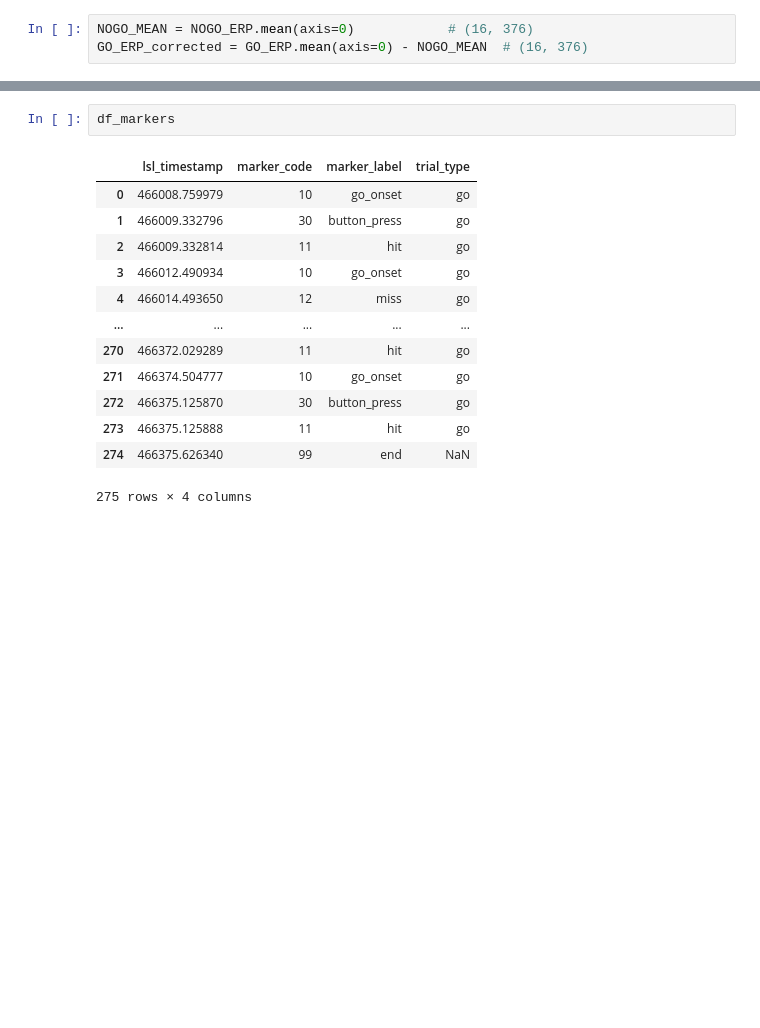
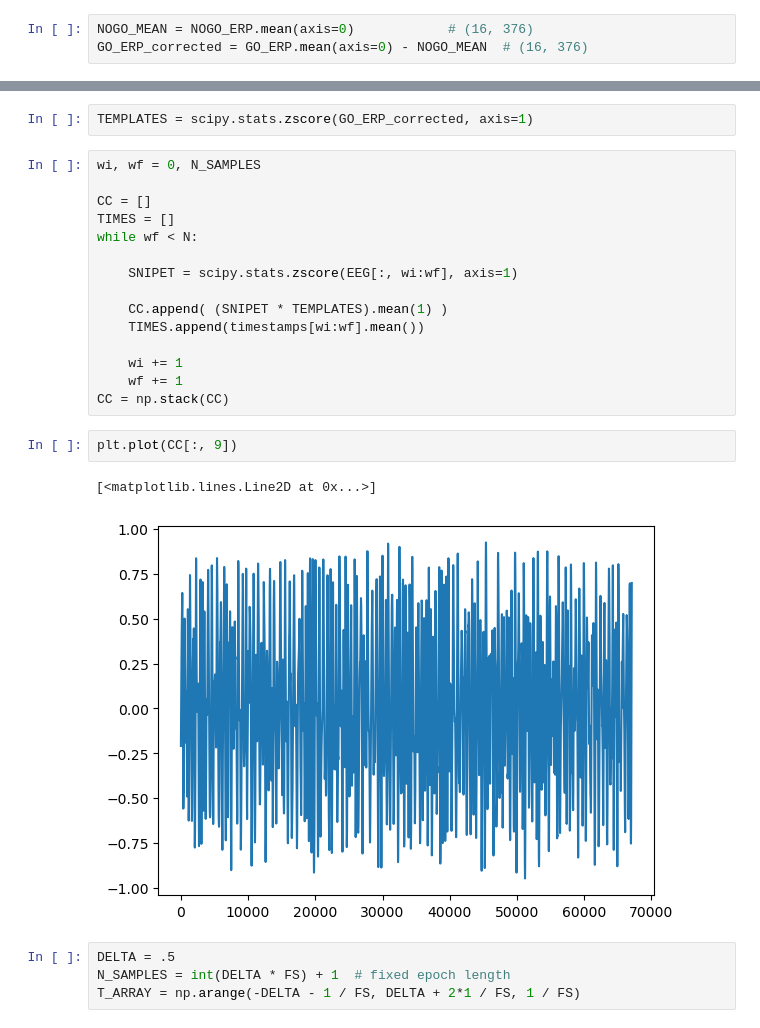
Before and after one commit to ViniciusLima94/EEG, a Jupyter notebook: notebooks/EEG-TEST.ipynb, the cells around one changed output, grey strips where cells are left out. Cells and saved outputs as stored; diff of their text form; blank space fills up the shorter version.

```diff
--- a/notebooks/EEG-TEST.ipynb
+++ b/notebooks/EEG-TEST.ipynb
@@ -123,16 +162,26 @@ plt.tight_layout()
-# %%
-df_markers
-# %% [output]
-|  | lsl_timestamp | marker_code | marker_label | trial_type |
-| 0 | 466008.759979 | 10 | go_onset | go |
-| 1 | 466009.332796 | 30 | button_press | go |
-| 2 | 466009.332814 | 11 | hit | go |
-| 3 | 466012.490934 | 10 | go_onset | go |
-| 4 | 466014.493650 | 12 | miss | go |
-| ... | ... | ... | ... | ... |
-| 270 | 466372.029289 | 11 | hit | go |
-| 271 | 466374.504777 | 10 | go_onset | go |
-| 272 | 466375.125870 | 30 | button_press | go |
-| 273 | 466375.125888 | 11 | hit | go |
-| 274 | 466375.626340 | 99 | end | NaN |
-275 rows × 4 columns
+# %%
+TEMPLATES = scipy.stats.zscore(GO_ERP_corrected, axis=1)
+# %%
+wi, wf = 0, N_SAMPLES
+
+CC = []
+TIMES = []
+while wf < N:
+
+    SNIPET = scipy.stats.zscore(EEG[:, wi:wf], axis=1)
+
+    CC.append( (SNIPET * TEMPLATES).mean(1) )
+    TIMES.append(timestamps[wi:wf].mean())
+
+    wi += 1
+    wf += 1
+CC = np.stack(CC)
+# %%
+plt.plot(CC[:, 9])
+# %% [output]
+[<matplotlib.lines.Line2D at 0x...>]
+[figure, added]
+# %%
+DELTA = .5
+N_SAMPLES = int(DELTA * FS) + 1  # fixed epoch length
+T_ARRAY = np.arange(-DELTA - 1 / FS, DELTA + 2*1 / FS, 1 / FS)
```
Also changed, not shown: parts of 26 cells of this notebook, 10 other files.
